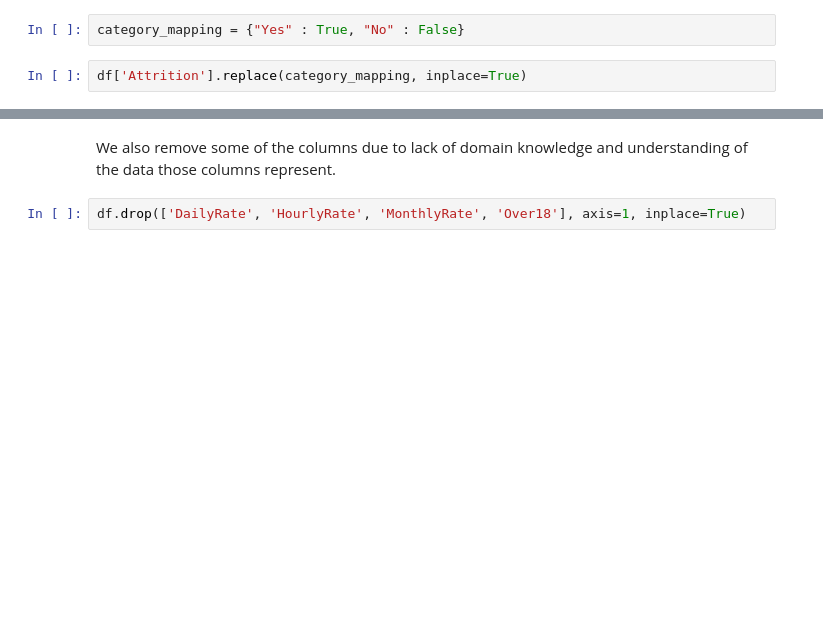
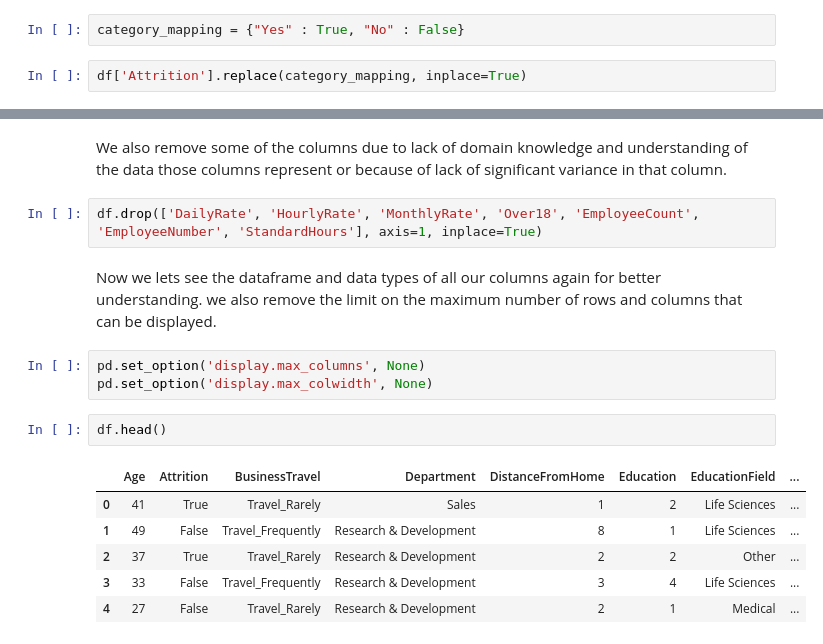
Before and after one commit to MadBonzz/Employee-Performance-and-, a Jupyter notebook: Data_Analysis.ipynb, the cells around one changed output, grey strips where cells are left out. Cells and saved outputs as stored; diff of their text form; blank space fills up the shorter version.

```diff
--- a/Data_Analysis.ipynb
+++ b/Data_Analysis.ipynb
@@ -79,4 +76,18 @@ df.head()
 # %% [markdown]
-We also remove some of the columns due to lack of domain knowledge and understanding of the data those columns represent.
+We also remove some of the columns due to lack of domain knowledge and understanding of the data those columns represent or because of lack of significant variance in that column.
 # %%
-df.drop(['DailyRate', 'HourlyRate', 'MonthlyRate', 'Over18'], axis=1, inplace=True)
+df.drop(['DailyRate', 'HourlyRate', 'MonthlyRate', 'Over18', 'EmployeeCount', 'EmployeeNumber', 'StandardHours'], axis=1, inplace=True)
+# %% [markdown]
+Now we lets see the dataframe and  data types of all our columns again for better understanding. we also remove the limit on the maximum number of rows and columns that can be displayed.
+# %%
+pd.set_option('display.max_columns', None)
+pd.set_option('display.max_colwidth', None)
+# %%
+df.head()
+# %% [output]
+|  | Age | Attrition | BusinessTravel | Department | DistanceFromHome | Education | EducationField | ... |
+| 0 | 41 | True | Travel_Rarely | Sales | 1 | 2 | Life Sciences | ... |
+| 1 | 49 | False | Travel_Frequently | Research & Development | 8 | 1 | Life Sciences | ... |
+| 2 | 37 | True | Travel_Rarely | Research & Development | 2 | 2 | Other | ... |
+| 3 | 33 | False | Travel_Frequently | Research & Development | 3 | 4 | Life Sciences | ... |
+| 4 | 27 | False | Travel_Rarely | Research & Development | 2 | 1 | Medical | ... |
```
Also changed, not shown: parts of 26 cells of this notebook, 2 other files.
